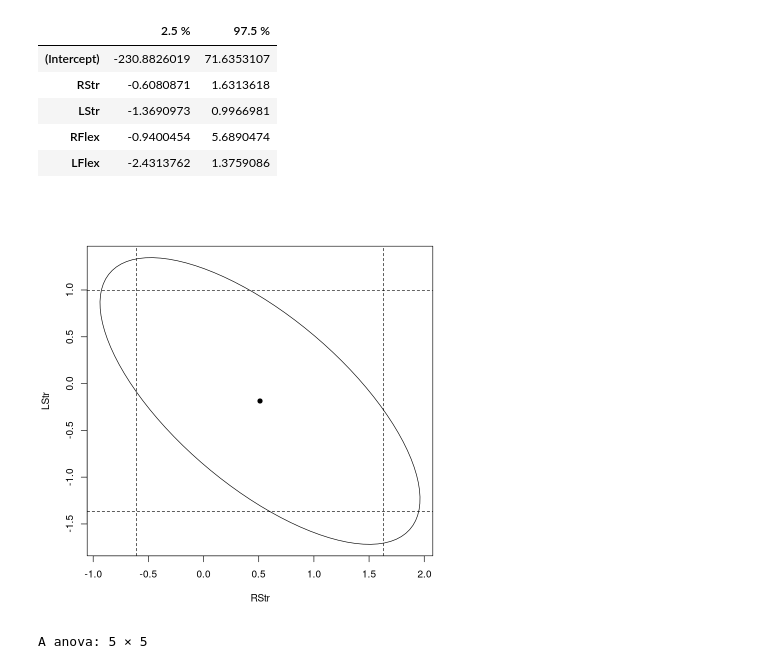
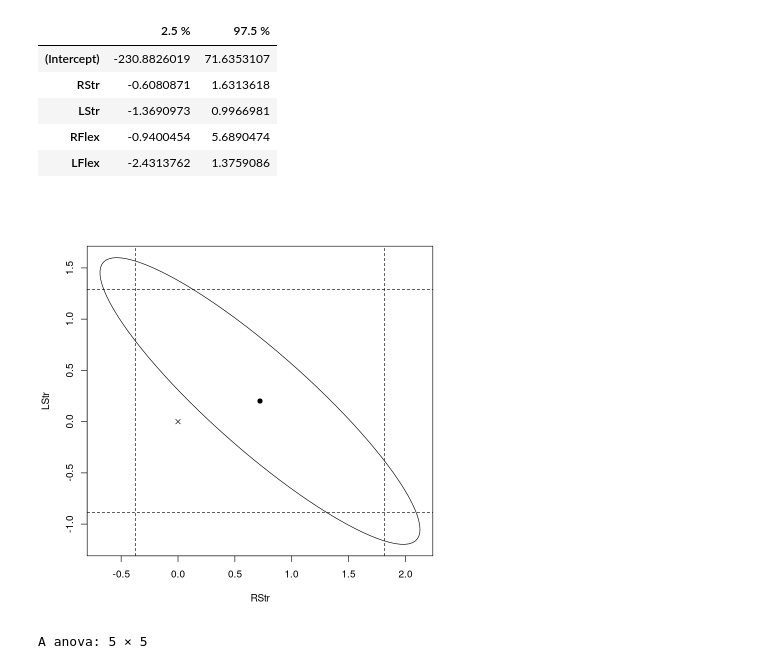
Before and after one commit to hkopanski/ST_503, a Jupyter notebook: HW2.ipynb, the cells around one changed output. Drawn from its saved outputs; the diff is of its cells as text; code cells hidden in the pictures.

```diff
--- a/HW2.ipynb
+++ b/HW2.ipynb
@@ -297,12 +332,13 @@ A matrix: 5 × 2 of type dbl
 | LFlex | -2.4313762 | 1.3759086 |
 # %%
 library(ellipse)
-plot(ellipse(pun_model1, c(2,3)), type = 'l')
-points(pun_model1$coefficients[2], pun_model1$coefficients[3], pch = 19)
-abline(v = confint(pun_model1)[2, ], lty = 2)
-abline(h = confint(pun_model1)[3, ], lty = 2)
+plot(ellipse(pun_model2, c(2,3)), type = 'l')
+points(pun_model2$coefficients[2], pun_model2$coefficients[3], pch = 19)
+points(0,0, pch = 4)
+abline(v = confint(pun_model2)[2, ], lty = 2)
+abline(h = confint(pun_model2)[3, ], lty = 2)
 # %% [output]
-[figure, old version]
+[figure, new version]
 # %%
 anova(pun_model1)
 # %% [output]
```
Also changed, not shown: parts of 11 cells of this notebook, 13 other files.
